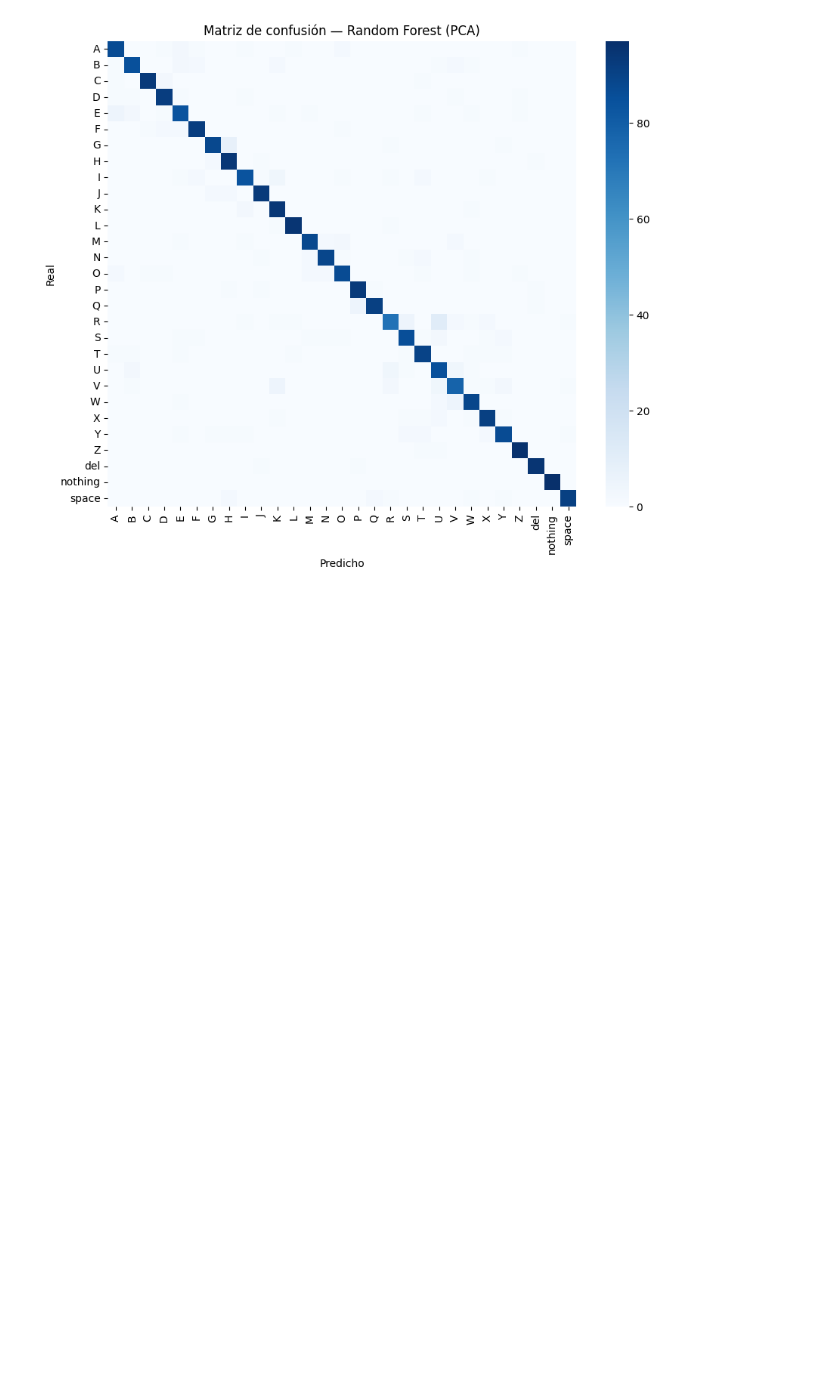
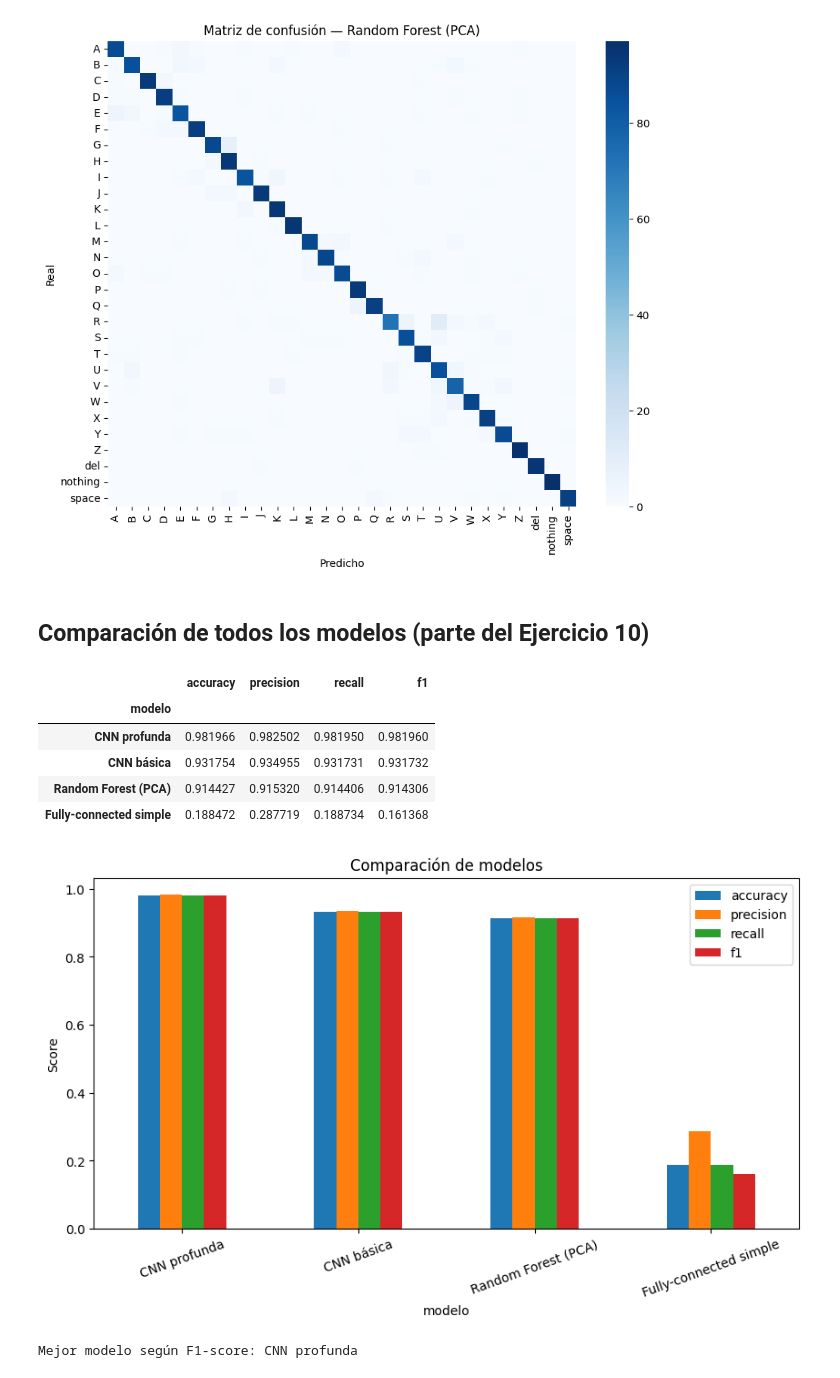
Before and after one commit to tismajo/CC3084-Laboratorio3, a Jupyter notebook: modelado.ipynb, the cells around one changed output. Drawn from its saved outputs; the diff is of its cells as text; code cells hidden in the pictures; blank space fills up the shorter version.

Commit message:
feat(modelado): comparacion de todos los modelos (ejercicio 10)

```diff
--- a/modelado.ipynb
+++ b/modelado.ipynb
@@ -450,3 +450,27 @@ Precision (macro): 0.9153
 Recall (macro):    0.9144
 F1-score (macro):  0.9143
 [figure]
+# %% [markdown]
+## Comparación de todos los modelos (parte del Ejercicio 10)
+# %%
+df_resultados = pd.DataFrame(resultados).set_index("modelo")
+df_resultados = df_resultados.sort_values("f1", ascending=False)
+display(df_resultados)
+
+df_resultados[["accuracy", "precision", "recall", "f1"]].plot(kind="bar", figsize=(10, 5))
+plt.title("Comparación de modelos")
+plt.ylabel("Score")
+plt.xticks(rotation=20)
+plt.show()
+
+mejor_modelo_nombre = df_resultados.index[0]
+print("Mejor modelo según F1-score:", mejor_modelo_nombre)
+# %% [output]
+|  | accuracy | precision | recall | f1 |
+| modelo |  |  |  |  |
+| CNN profunda | 0.981966 | 0.982502 | 0.981950 | 0.981960 |
+| CNN básica | 0.931754 | 0.934955 | 0.931731 | 0.931732 |
+| Random Forest (PCA) | 0.914427 | 0.915320 | 0.914406 | 0.914306 |
+| Fully-connected simple | 0.188472 | 0.287719 | 0.188734 | 0.161368 |
+[figure, added]
+Mejor modelo según F1-score: CNN profunda
```
